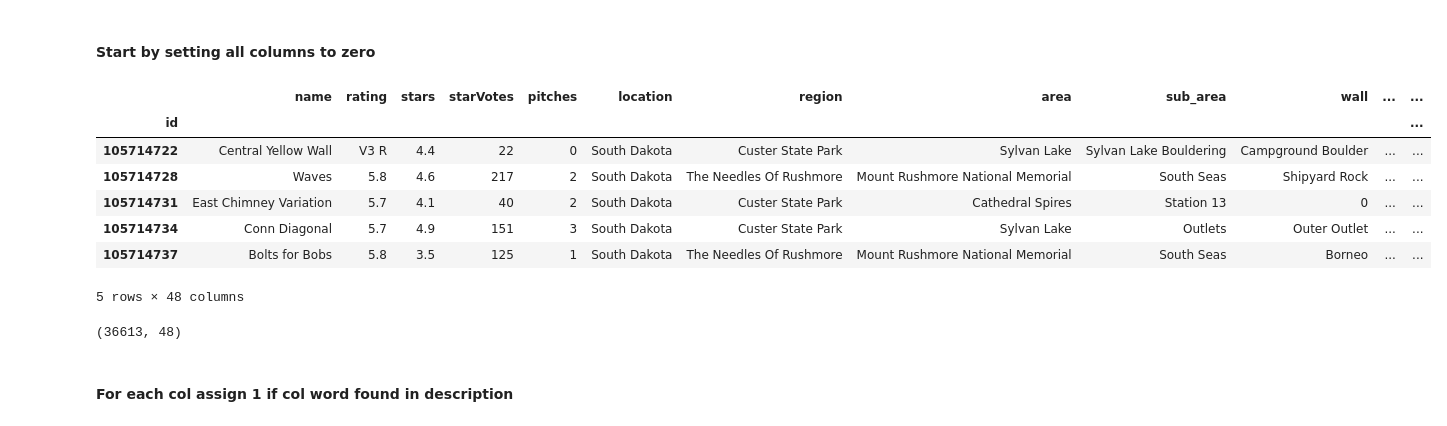
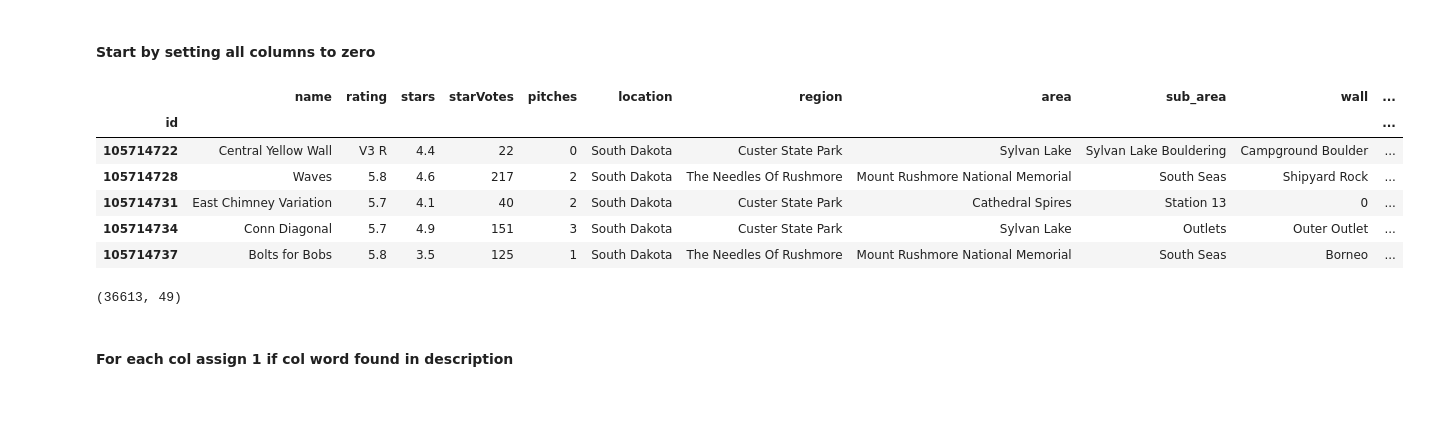
Before and after one commit to gseemann/climb_recommender, a Jupyter notebook: EDA.ipynb, the cells around one changed output. Saved outputs shown, nothing was run; the diff lists cells and outputs as text; code cells hidden in the pictures.

```diff
--- a/EDA.ipynb
+++ b/EDA.ipynb
@@ -629,0 +625,8 @@ df.head()
+# %%
+df['rating'] =df['rating'].apply(lambda x: '_' if x=='' else x)
+df['rope_grade']=df['rating'].apply(lambda x: get_rope_grades(x.split()[0],'Rope'))
+df['boulder_grade']=df['rating'].apply(lambda x: get_rope_grades(x.split()[0],'Boulder'))
+df['danger']=df['rating'].apply(lambda x: get_rope_grades(x.split()[-1],'Safety'))
+df['in_range'] = 1
+
+df.head()
@@ -629,0 +640,2 @@ df.head()
+# %%
+pd.set_option('display.max_columns', 500)
@@ -948,6 +963,6 @@ df_nlp.head(1)
 | id |  |
 | 105714722 | The Central Yellow Wall is a clas... |
 # %%
-df_full = df.join(df_nlp)
-df_full.head(1)
+df = df.join(df_nlp)
+df.head(1)
 # %% [output]
@@ -1004,21 +1016,20 @@ sym_map = {
 #### Start by setting all columns to zero
 # %%
 for adj in col_key_words:
-    df_full[adj]=0
-df_full.head()
+    df[adj]=0
+df.head()
 # %% [output]
-|  | name | rating | stars | starVotes | pitches | location | region | area | sub_area | wall | ... | ... |
-| id |  |  |  |  |  |  |  |  |  |  |  | ... |
-| 105714722 | Central Yellow Wall | V3 R | 4.4 | 22 | 0 | South Dakota | Custer State Park | Sylvan Lake | Sylvan Lake Bouldering | Campground Boulder | ... | ... |
-| 105714728 | Waves | 5.8 | 4.6 | 217 | 2 | South Dakota | The Needles Of Rushmore | Mount Rushmore National Memorial | South Seas | Shipyard Rock | ... | ... |
-| 105714731 | East Chimney Variation | 5.7 | 4.1 | 40 | 2 | South Dakota | Custer State Park | Cathedral Spires | Station 13 | 0 | ... | ... |
-| 105714734 | Conn Diagonal | 5.7 | 4.9 | 151 | 3 | South Dakota | Custer State Park | Sylvan Lake | Outlets | Outer Outlet | ... | ... |
-| 105714737 | Bolts for Bobs | 5.8 | 3.5 | 125 | 1 | South Dakota | The Needles Of Rushmore | Mount Rushmore National Memorial | South Seas | Borneo | ... | ... |
+|  | name | rating | stars | starVotes | pitches | location | region | area | sub_area | wall | ... |
+| id |  |  |  |  |  |  |  |  |  |  | ... |
+| 105714722 | Central Yellow Wall | V3 R | 4.4 | 22 | 0 | South Dakota | Custer State Park | Sylvan Lake | Sylvan Lake Bouldering | Campground Boulder | ... |
+| 105714728 | Waves | 5.8 | 4.6 | 217 | 2 | South Dakota | The Needles Of Rushmore | Mount Rushmore National Memorial | South Seas | Shipyard Rock | ... |
+| 105714731 | East Chimney Variation | 5.7 | 4.1 | 40 | 2 | South Dakota | Custer State Park | Cathedral Spires | Station 13 | 0 | ... |
+| 105714734 | Conn Diagonal | 5.7 | 4.9 | 151 | 3 | South Dakota | Custer State Park | Sylvan Lake | Outlets | Outer Outlet | ... |
+| 105714737 | Bolts for Bobs | 5.8 | 3.5 | 125 | 1 | South Dakota | The Needles Of Rushmore | Mount Rushmore National Memorial | South Seas | Borneo | ... |
-5 rows × 48 columns
 # %%
-df_full.shape
+df.shape
 # %% [output]
-(36613, 48)
+(36613, 49)
 # %% [markdown]
 #### For each col assign 1 if col word found in description
 # %%
```
Also changed, not shown: parts of 37 cells of this notebook, 8 other files.
